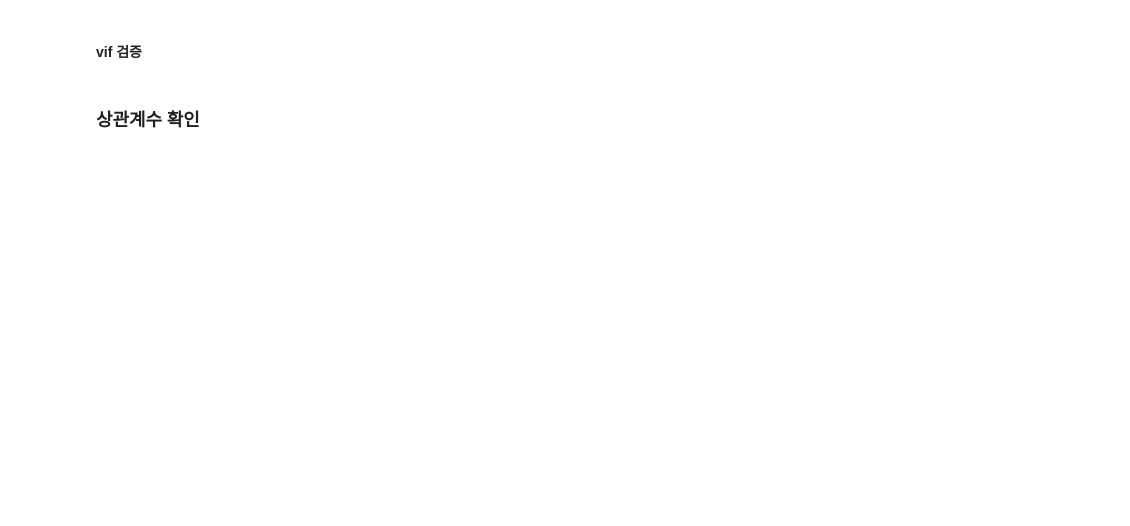
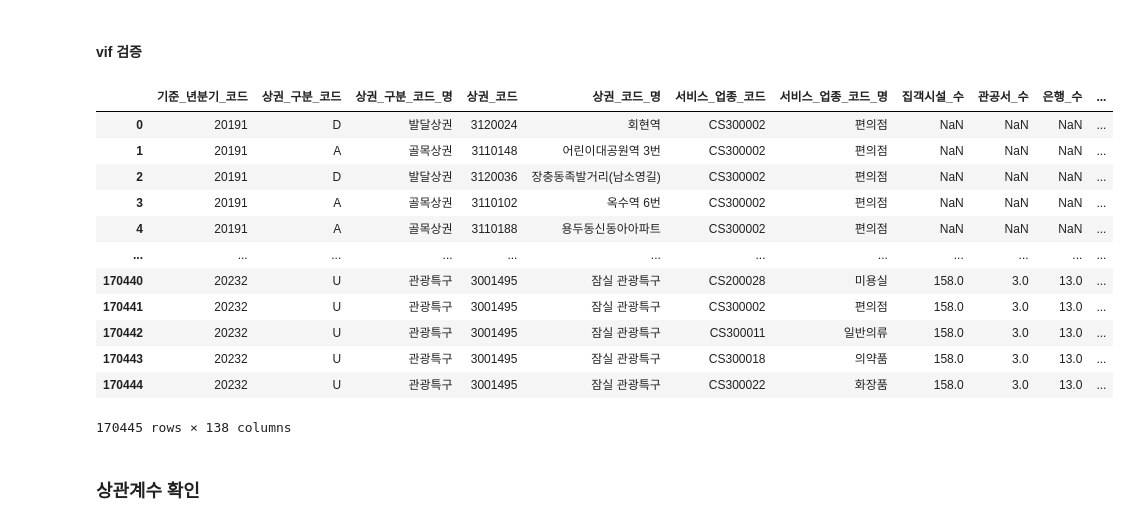
Before and after one commit to KT-AIvle-4th-Big-Project-Team2/SAI, a Jupyter notebook: Modeling/EDA.ipynb, the cells around one changed output. Cells and saved outputs as stored; diff of their text form; code cells hidden in the pictures; blank space fills up the shorter version.

```diff
--- a/Modeling/EDA.ipynb
+++ b/Modeling/EDA.ipynb
@@ -365,0 +279,17 @@ X = data[x_cols]
+# %%
+market = pd.read_csv('../../data/preprocessed data/market_service_data_estimate.csv')
+market
+# %% [output]
+|  | 기준_년분기_코드 | 상권_구분_코드 | 상권_구분_코드_명 | 상권_코드 | 상권_코드_명 | 서비스_업종_코드 | 서비스_업종_코드_명 | 집객시설_수 | 관공서_수 | 은행_수 | ... |
+| 0 | 20191 | D | 발달상권 | 3120024 | 회현역 | CS300002 | 편의점 | NaN | NaN | NaN | ... |
+| 1 | 20191 | A | 골목상권 | 3110148 | 어린이대공원역 3번 | CS300002 | 편의점 | NaN | NaN | NaN | ... |
+| 2 | 20191 | D | 발달상권 | 3120036 | 장충동족발거리(남소영길) | CS300002 | 편의점 | NaN | NaN | NaN | ... |
+| 3 | 20191 | A | 골목상권 | 3110102 | 옥수역 6번 | CS300002 | 편의점 | NaN | NaN | NaN | ... |
+| 4 | 20191 | A | 골목상권 | 3110188 | 용두동신동아아파트 | CS300002 | 편의점 | NaN | NaN | NaN | ... |
+| ... | ... | ... | ... | ... | ... | ... | ... | ... | ... | ... | ... |
+| 170440 | 20232 | U | 관광특구 | 3001495 | 잠실 관광특구 | CS200028 | 미용실 | 158.0 | 3.0 | 13.0 | ... |
+| 170441 | 20232 | U | 관광특구 | 3001495 | 잠실 관광특구 | CS300002 | 편의점 | 158.0 | 3.0 | 13.0 | ... |
+| 170442 | 20232 | U | 관광특구 | 3001495 | 잠실 관광특구 | CS300011 | 일반의류 | 158.0 | 3.0 | 13.0 | ... |
+| 170443 | 20232 | U | 관광특구 | 3001495 | 잠실 관광특구 | CS300018 | 의약품 | 158.0 | 3.0 | 13.0 | ... |
+| 170444 | 20232 | U | 관광특구 | 3001495 | 잠실 관광특구 | CS300022 | 화장품 | 158.0 | 3.0 | 13.0 | ... |
+170445 rows × 138 columns
```
Also changed, not shown: parts of 35 cells of this notebook.
